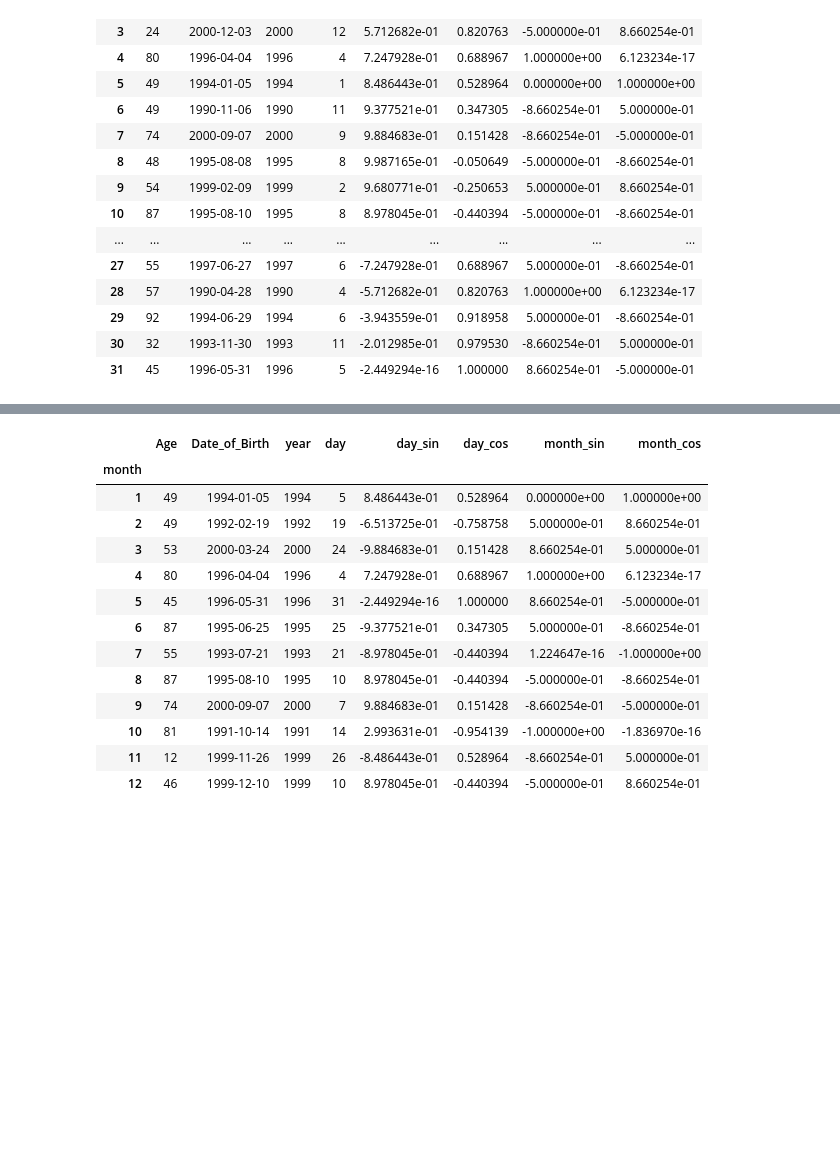
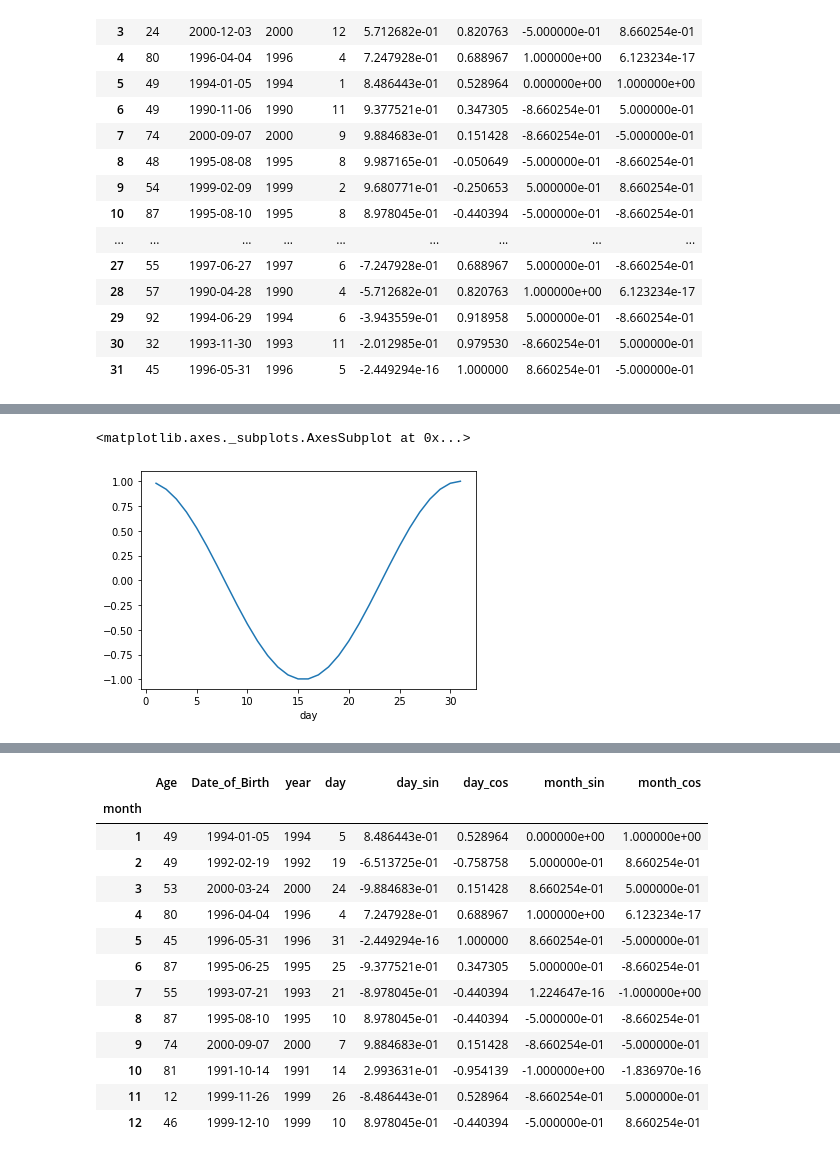
Before and after one commit to sandhyaparna/Python-DataScience-CookBook, a Jupyter notebook: Modeling/Feature_Engineering.ipynb, the cells around one changed output, grey strips where cells are left out. Cells and saved outputs as stored; diff of their text form; code cells hidden in the pictures; blank space fills up the shorter version.

```diff
--- a/Modeling/Feature_Engineering.ipynb
+++ b/Modeling/Feature_Engineering.ipynb
@@ -90,0 +100,5 @@ TemporalData.groupby('day').first()
+# %%
+TemporalData.groupby('day').first().day_cos.plot()
+# %% [output]
+<matplotlib.axes._subplots.AxesSubplot at 0x...>
+[figure, added]
```
Also changed, not shown: parts of 7 cells of this notebook.
